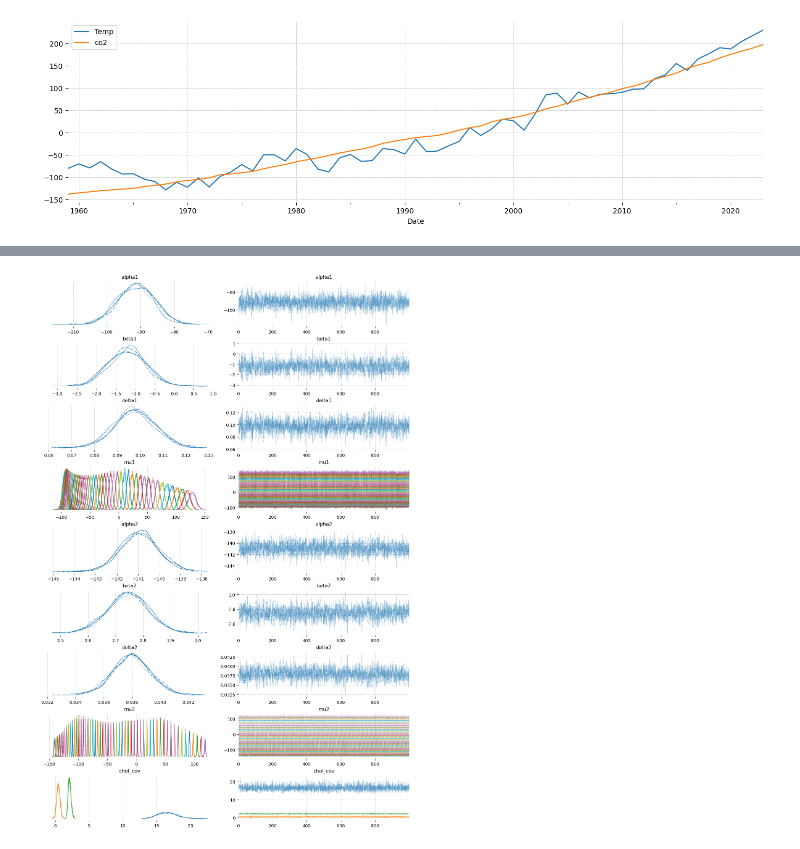
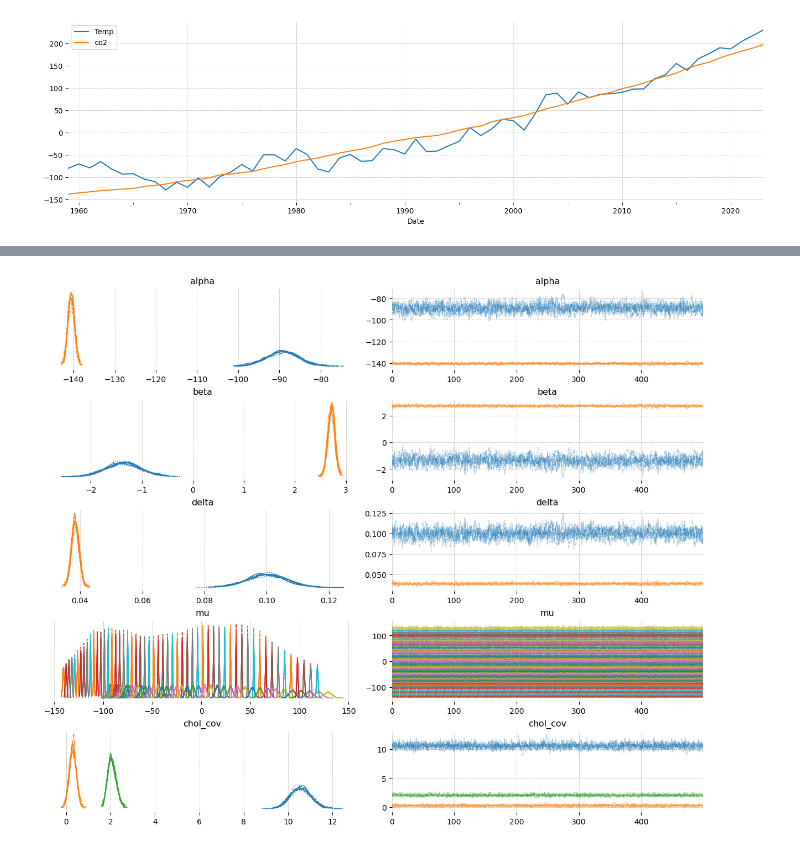
Before and after one commit to jessegrabowski/laos-climate-change, a Jupyter notebook: notebooks/Bayes Climate Modeling2.ipynb, the cells around one changed output, grey strips where cells are left out. Cells and saved outputs as stored; diff of their text form; code cells hidden in the pictures.

Commit message:
Prototype statespace model

```diff
--- a/notebooks/Bayes Climate Modeling2.ipynb
+++ b/notebooks/Bayes Climate Modeling2.ipynb
@@ -186,26 +163,0 @@ train_df, test_df = df_co2.iloc[:round(len(df_co2)*.85)], df_co2.iloc[round(len(
-# %%
-# We're going to type these a lot...
-POST_PRED_KWARGS = dict(return_inferencedata=True, extend_inferencedata=True)
-
-# We need to use "coords_mutable", beause we plan to make forecasts (so we want to change the coords)
-coords_mutable = {'time':train_df.index}
-
-with pm.Model(coords_mutable=coords_mutable) as deterministic_trend_mod:
-    y_obs = pm.Data('y_obs', train_df.values.ravel())
-
-    # Time is just a counter variable, and its actual values don't matter, as long they increase
-    # monotonically in evenly spaced steps. In this case we'll use np.arange to make time. We could
-    # just as well use np.linspace.
-    t = pm.Data('t', np.arange(train_df.shape[0]), dims=['time'])
-
-    alpha = pm.Normal('alpha', mu=-150, sigma=10)
-    beta = pm.Normal('beta', mu=0, sigma=10)
-    delta = pm.Normal('delta', mu=0, sigma=10)
-
-    mu = pm.Deterministic('mu', alpha + beta * t + delta * t * t, dims=['time'])
-    sigma = pm.HalfNormal('sigma', sigma=1)
-
-    y_hat = pm.Normal('y_hat', mu=mu, sigma=sigma, observed=y_obs, shape=t.shape[0], dims=['time'])
-
-    det_trend_idata = pm.sample()
-    det_trend_idata = pm.sample_posterior_predictive(det_trend_idata, **POST_PRED_KWARGS)
@@ -229,8 +163,0 @@ az.plot_trace(det_trend_idata, var_names=['~mu']);
-# %%
-forecast_time = np.arange(train_df.shape[0], train_df.shape[0] + test_df.shape[0])
-with deterministic_trend_mod:
-    pm.set_data({'t':forecast_time}, coords={'time':test_df.index})
-    # Set predictions = True to put the out-of-sample predictions into the idata as a group called
-    # "predictions" instead of the default "posterior_predictive"
-    # (It doesn't do anything else, so don't think it will do some statistical magic for you!)
-    det_trend_idata = pm.sample_posterior_predictive(det_trend_idata, predictions=True, **POST_PRED_KWARGS)
@@ -267,6 +176,4 @@ df.plot()
 # %% [output]
 <Axes: xlabel='Date'>
 [figure]
-# %%
-train_df, test_df = df.iloc[:round(len(df)*.85)], df.iloc[round(len(df)*.85):]
 # %%
@@ -321,0 +220,6 @@ Sampling: [obs]
+# %%
+from pymc.model.transform.optimization import freeze_dims_and_data
+with SUR_model:
+    pm.set_data({'t':forecast_time}, coords={'time':test_df.index})
+    SUR_idata = pm.sample_posterior_predictive(SUR_idata, predictions=True, **POST_PRED_KWARGS,
+                                              compile_kwargs={'mode':'JAX'})
@@ -322,4 +231,4 @@ Sampling: [obs]
 # %%
-az.plot_trace(det_trend_idata, var_names=['alpha1','beta1','delta1','mu1','alpha2','beta2','delta2','mu2','chol_cov']);
+az.plot_trace(SUR_idata, var_names=['alpha', 'beta', 'delta', 'mu', 'chol_cov']);
 # %% [output]
-[figure, old version]
+[figure, new version]
```
Also changed, not shown: parts of 33 cells of this notebook.
